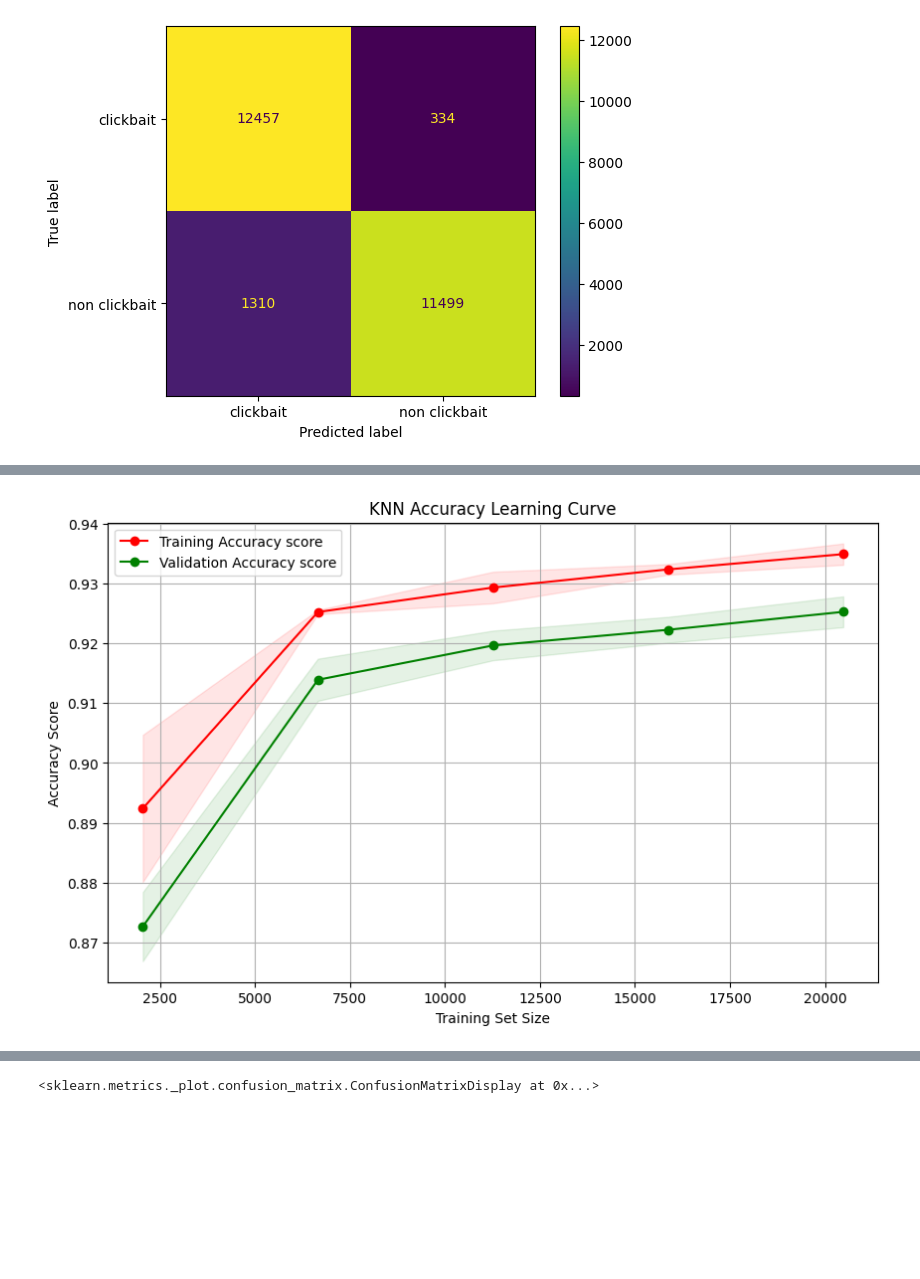
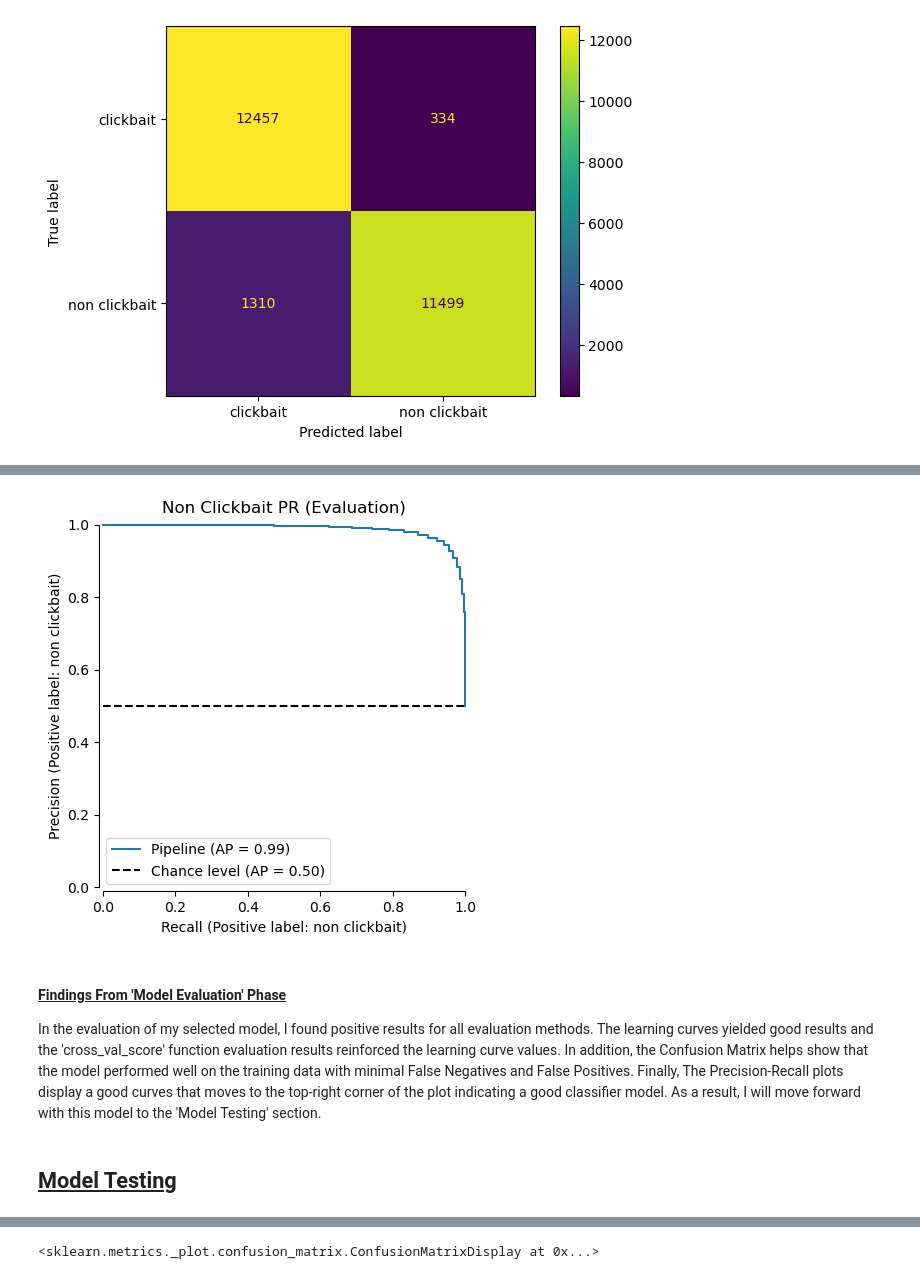
Before and after one commit to J-M-Bell/ClickbaitClassifierModel, a Jupyter notebook: KNNTest.ipynb, the cells around one changed output, grey strips where cells are left out. Cells and saved outputs as stored; diff of their text form; code cells hidden in the pictures; blank space fills up the shorter version.

```diff
--- a/KNNTest.ipynb
+++ b/KNNTest.ipynb
@@ -248,39 +292,12 @@ PrecisionRecallDisplay.from_estimator(knn_classifier, X_train, y_train, pos_labe
-# %%
-knn_train_sizes, knn_train_scores, knn_validation_scores = learning_curve(
-    knn_classifier,
-    X_train,
-    y_train,
-    cv=5,  # Number of folds for cross-validation
-    scoring='accuracy',  # Metric to evaluate the model
-    n_jobs=-1,  # Use all available CPU cores
-)
-
-# Calculate mean and standard deviation for scores
-knn_train_scores_mean = np.mean(knn_train_scores, axis=1)
-knn_train_scores_std = np.std(knn_train_scores, axis=1)
-knn_validation_scores_mean = np.mean(knn_validation_scores, axis=1)
-knn_validation_scores_std = np.std(knn_validation_scores, axis=1)
-
-# Plot the learning curve
-plt.figure(figsize=(10, 6))
-plt.title("KNN Accuracy Learning Curve")
-plt.xlabel("Training Set Size")
-plt.ylabel("Accuracy Score")
-plt.grid()
-
-plt.fill_between(knn_train_sizes, knn_train_scores_mean - knn_train_scores_std,
-                knn_train_scores_mean + knn_train_scores_std, alpha=0.1,
-                color="r")
-plt.fill_between(knn_train_sizes, knn_validation_scores_mean - knn_validation_scores_std,
-                knn_validation_scores_mean + knn_validation_scores_std, alpha=0.1,
-                color="g")
-plt.plot(knn_train_sizes, knn_train_scores_mean, 'o-', color="r",
-            label="Training Accuracy score")
-plt.plot(knn_train_sizes, knn_validation_scores_mean, 'o-', color="g",
-            label="Validation Accuracy score")
-
-plt.legend(loc="best")
-plt.show()
-# %% [output]
-[figure, removed]
+# %%
+disp = PrecisionRecallDisplay.from_estimator(knn_classifier, X_train, y_train, pos_label="non clickbait", plot_chance_level=True, despine=True)
+disp.ax_.set_title("Non Clickbait PR (Evaluation)")
+plt.show()
+# %% [output]
+[figure, added]
+# %% [markdown]
+<h4><strong><u>Findings From 'Model Evaluation' Phase</u></strong></h4>
+In the evaluation of my selected model, I found positive results for all evaluation methods. The learning curves yielded good results and the 'cross_val_score' function evaluation results reinforced the learning curve values. In addition, the Confusion Matrix helps show that the model performed well on the training data with minimal False Negatives and False Positives. Finally, The Precision-Recall plots display a good curves that moves to the top-right corner of the plot indicating a good classifier model. As a result, I will move forward with this model to the 'Model Testing' section.
+# %% [markdown]
+<h2><strong><u>Model Testing</u></strong></h2>
 # %% [markdown]
```
Also changed, not shown: parts of 23 cells of this notebook.
